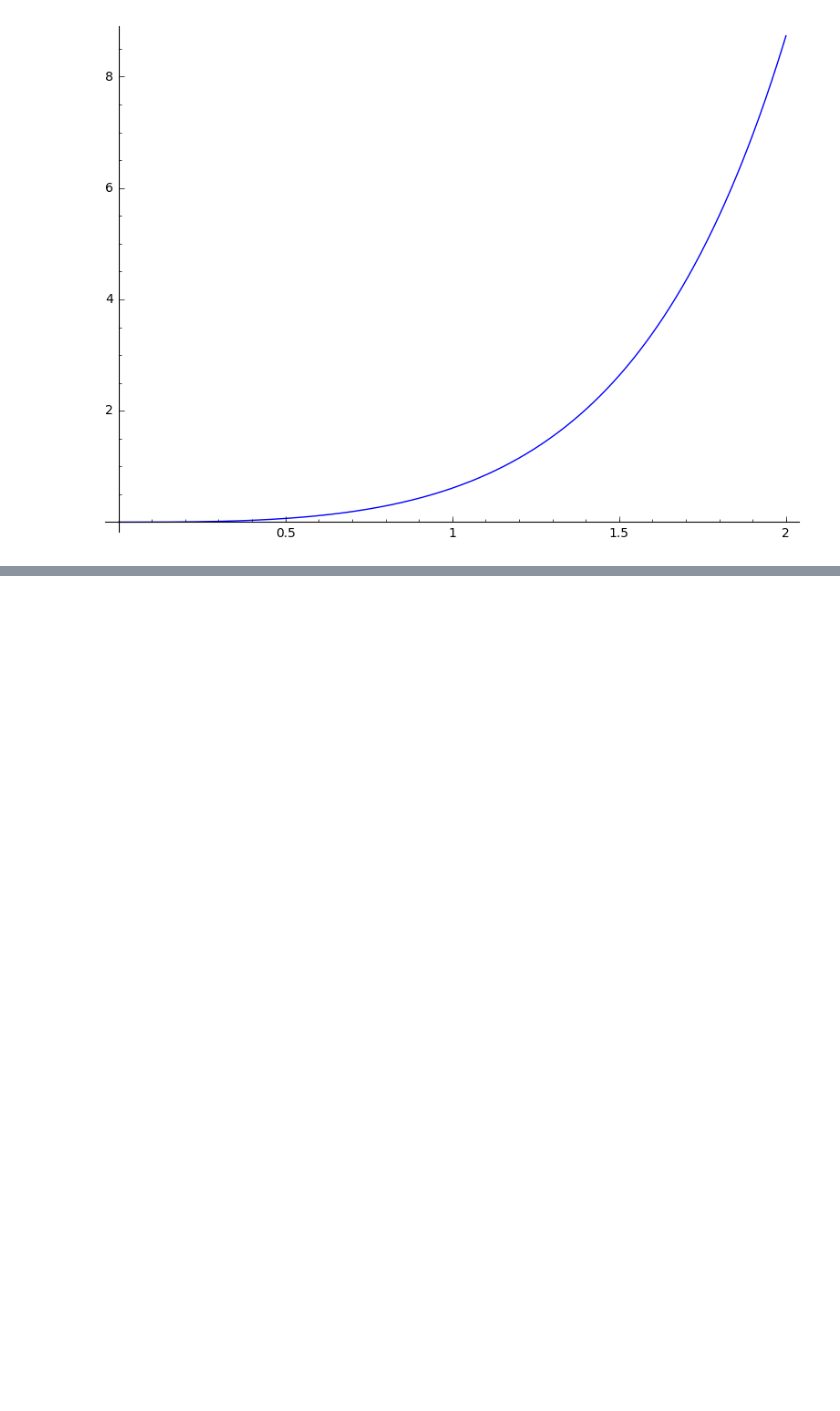
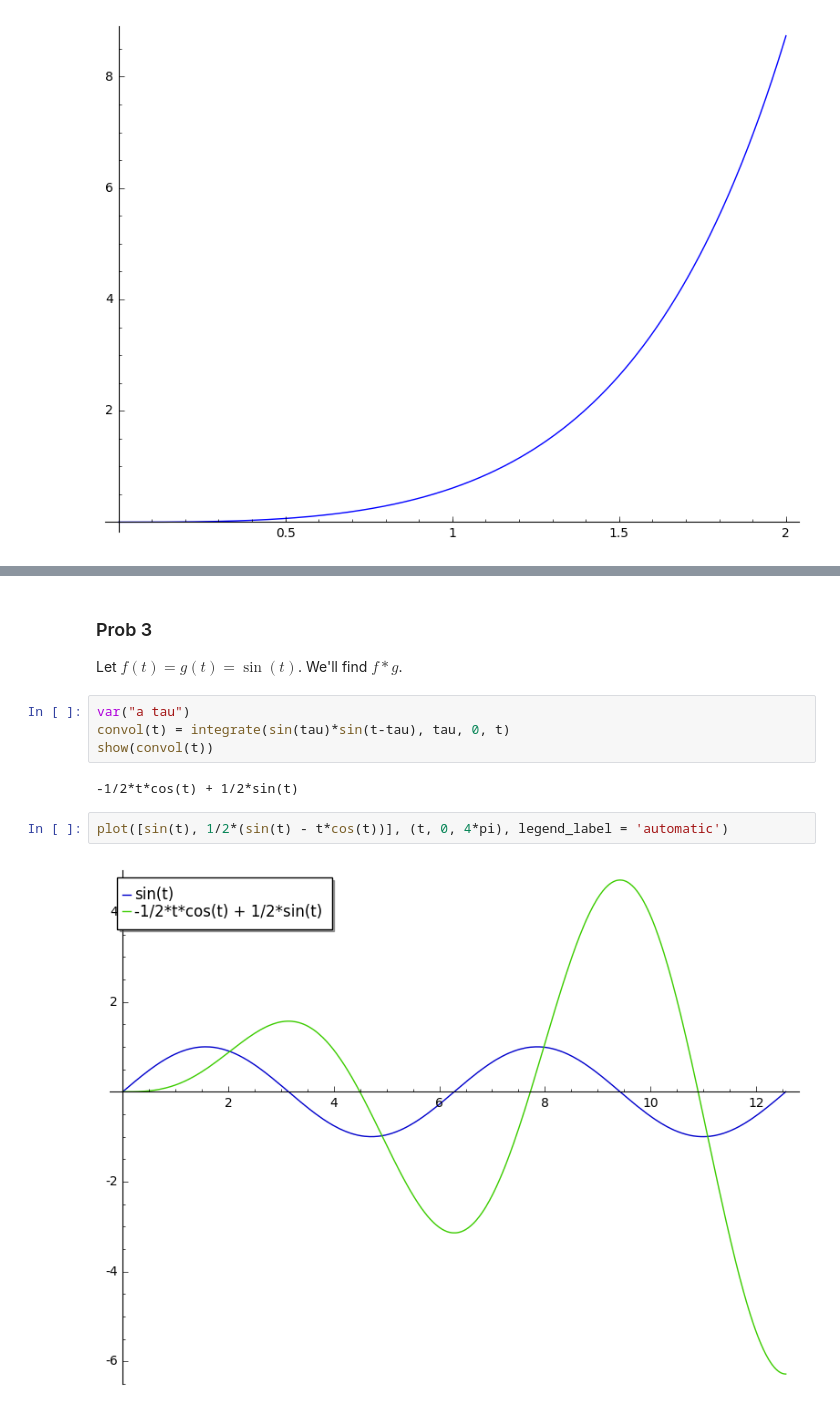
Before and after one commit to coltongrainger/fy18eo, a Jupyter notebook: odes/laplace-transforms.ipynb, the cells around one changed output, grey strips where cells are left out. Saved outputs shown, nothing was run; the diff lists cells and outputs as text; blank space fills up the shorter version.

```diff
--- a/odes/laplace-transforms.ipynb
+++ b/odes/laplace-transforms.ipynb
@@ -523,0 +569,14 @@ t |--> -3/16*(4*t*e^(2*t) - e^(4*t) + 1)*e^(-2*t)
+# %% [markdown]
+### Prob 3
+
+Let $f(t) = g(t) = \sin(t)$. We'll find $f * g$.
+# %%
+var("a tau")
+convol(t) = integrate(sin(tau)*sin(t-tau), tau, 0, t)
+show(convol(t))
+# %% [output]
+-1/2*t*cos(t) + 1/2*sin(t)
+# %%
+plot([sin(t), 1/2*(sin(t) - t*cos(t))], (t, 0, 4*pi), legend_label = 'automatic')
+# %% [output]
+[figure, added]
```
Also changed, not shown: parts of 30 cells of this notebook, 1 other file.
